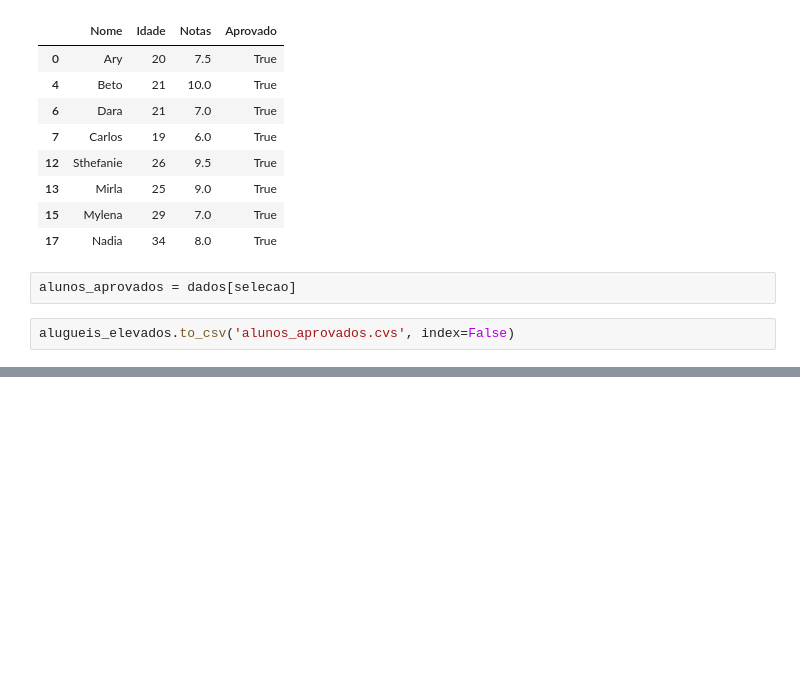
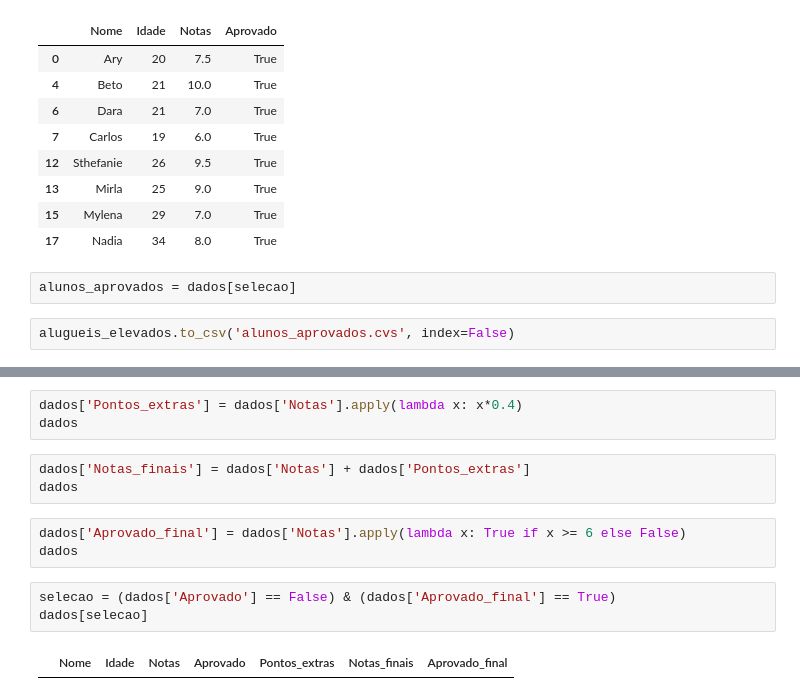
Before and after one commit to Camillabgarcia/Python-para-Data-Science, a Jupyter notebook: Hora_da_pratica4.ipynb, the cells around one changed output, grey strips where cells are left out. Saved outputs shown, nothing was run; the diff lists cells and outputs as text; blank space fills up the shorter version.

```diff
--- a/Hora_da_pratica4.ipynb
+++ b/Hora_da_pratica4.ipynb
@@ -316,0 +333,14 @@ alugueis_elevados.to_csv('alunos_aprovados.cvs', index=False)
+# %%
+dados['Pontos_extras'] = dados['Notas'].apply(lambda x: x*0.4)
+dados
+# %%
+dados['Notas_finais'] = dados['Notas'] + dados['Pontos_extras']
+dados
+# %%
+dados['Aprovado_final'] = dados['Notas'].apply(lambda x: True if x >= 6 else False)
+dados
+# %%
+selecao = (dados['Aprovado'] == False) & (dados['Aprovado_final'] == True)
+dados[selecao]
+# %% [output]
+|  | Nome | Idade | Notas | Aprovado | Pontos_extras | Notas_finais | Aprovado_final |
```
Also changed, not shown: parts of 2 cells of this notebook.
